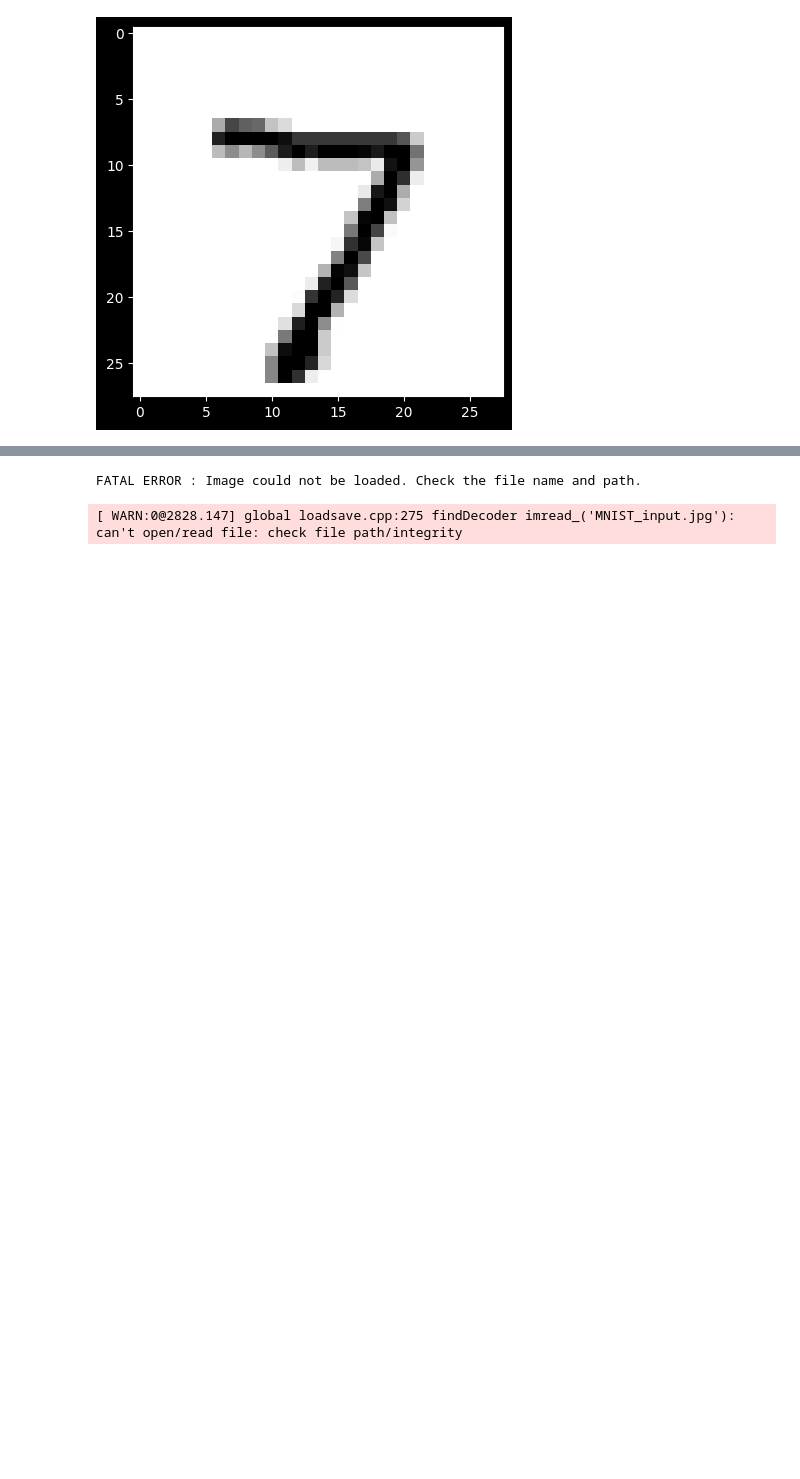
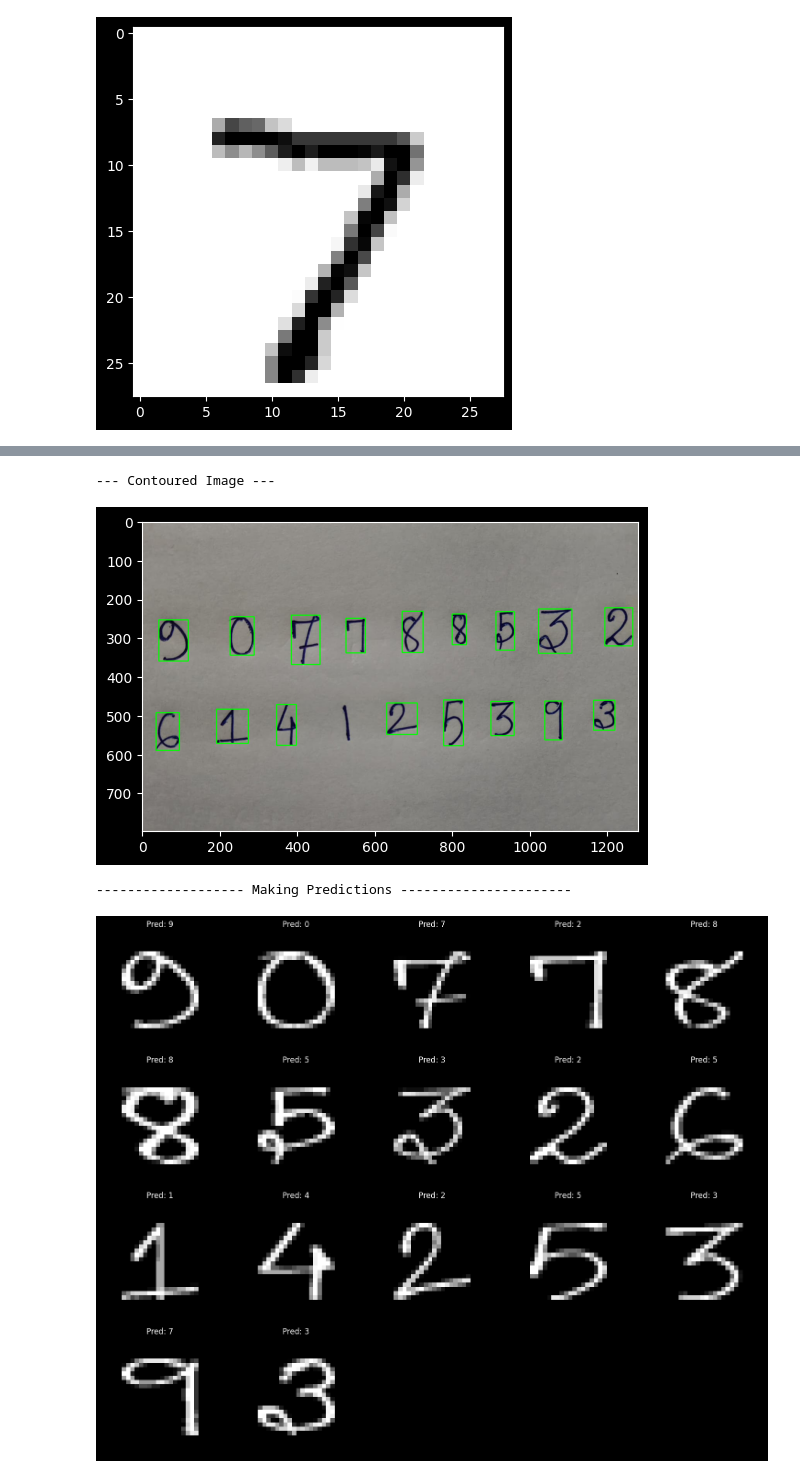
Before and after one commit to 07subhadip/CNN-Projects, a Jupyter notebook: MNIST_CNN.ipynb, the cells around one changed output, grey strips where cells are left out. Saved outputs shown, nothing was run; the diff lists cells and outputs as text; code cells hidden in the pictures; blank space fills up the shorter version.

```diff
--- a/MNIST_CNN.ipynb
+++ b/MNIST_CNN.ipynb
@@ -499,68 +454,67 @@ model_architecture.png  sample_data  Subhadip_Hensh_MNIST_CNN.keras
 # %%
 try:
-    image = cv2.imread("MNIST_input.jpg")
-    image = cv2.rotate(image, cv2.ROTATE_90_CLOCKWISE)
+    image = cv2.imread("/content/MNIST_input.jpg")
+    image = cv2.rotate(image, cv2.ROTATE_90_COUNTERCLOCKWISE)
 except Exception as e:
-    print(f"Error loading image : {e}")
+    print("Error loading image :", e)
 
 if image is None:
-    print("FATAL ERROR : Image could not be loaded. Check the file name and path.")
+    print("FATAL ERROR: Image NOT loaded.")
 else:
-    grey = cv2.cvtColor(image.copy(), cv2.COLOR_BGR2GRAY)
+    grey = cv2.cvtColor(image, cv2.COLOR_BGR2GRAY)
 
-    ret, thresh = cv2.threshold(grey.copy(), 75, 255, cv2.THRESH_BINARY)
+    ret, thresh = cv2.threshold(grey, 75, 255, cv2.THRESH_BINARY_INV)
 
     contours, _ = cv2.findContours(thresh.copy(), cv2.RETR_EXTERNAL, cv2.CHAIN_APPROX_SIMPLE)
 
-    preprocessed_digits = []
     contoured_image = image.copy()
+    digit_boxes = []
 
     for c in contours:
         x, y, w, h = cv2.boundingRect(c)
 
-        if w < 15 or h < 15:
+        if w < 20 or h < 20:
             continue
 
-        cv2.rectangle(contoured_image, (x, y), (x + w, y + h), color = (0, 255, 0), thickness = 2)
+        cv2.rectangle(contoured_image, (x, y), (x+w, y+h), (0,255,0), 2)
 
-        digit = thresh[y : y + h, x : x + w]
-
-        resized_digit = cv2.resize(digit, (18, 18), interpolation = cv2.INTER_AREA)
-
-        padded_digit = np.pad(resized_digit, ((5, 5), (5, 5)), "constant", constant_values = 0)
-
+        digit = thresh[y:y+h, x:x+w]
+        resized_digit = cv2.resize(digit, (18, 18), interpolation=cv2.INTER_AREA)
+        padded_digit = np.pad(resized_digit, ((5,5),(5,5)), "constant", constant_values=0)
         normalized_digit = padded_digit / 255.0
 
-        preprocessed_digits.append(normalized_digit)
+        digit_boxes.append((x, y, normalized_digit))
 
-
-
-    print("\n\n----------------Contoured Image (Rotated)--------------------")
+    print("\n--- Contoured Image ---")
     plt.imshow(cv2.cvtColor(contoured_image, cv2.COLOR_BGR2RGB))
     plt.show()
 
-    print("\n\n\n------------------- Making Predictions ----------------------")
-    preprocessed_digits = sorted(preprocessed_digits, key = lambda x : np.mean(x) * -1)
+    print("\n------------------- Making Predictions ----------------------")
+
+    digit_boxes = sorted(digit_boxes, key=lambda b: (b[1]//100, b[0]))
+
+    preprocessed_digits = [d[2] for d in digit_boxes]
+    num_digits = len(preprocessed_digits)
+
+    cols = 5
+    rows = math.ceil(num_digits / cols)
+
+    plt.figure(figsize=(15, rows * 3))
 
     for i, digit in enumerate(preprocessed_digits):
         input_tensor = digit.reshape(1, 28, 28, 1)
-
-        prediction = loaded_model.predict(input_tensor, verbose = 0)
+        prediction = loaded_model.predict(input_tensor, verbose=0)
         final_output = np.argmax(prediction)
 
-        print(f"\n--- Digit {i + 1} ---")
-        plt.imshow(digit.reshape(28, 28), cmap = 'gray')
-        plt.title(f"Predicted Digit : {final_output}")
-        plt.show()
+        ax = plt.subplot(rows, cols, i + 1)
+        ax.imshow(digit.reshape(28, 28), cmap='gray')
+        ax.set_title(f"Pred: {final_output}", fontsize=12)
+        ax.axis('off')
 
-        print(f"Final Output : {final_output}")
-        print(f"Prediction (Softmax) :\n{prediction}")
-
-        hard_maxed_prediction = np.zeros(prediction.shape)
-        hard_maxed_prediction[0][final_output] = 1
-        print(f"Hard-maxed Prediction :\n{hard_maxed_prediction}")
-
-    print("-" * 100)
+    plt.tight_layout()
+    plt.show()
 # %% [output]
-FATAL ERROR : Image could not be loaded. Check the file name and path.
+--- Contoured Image ---
+[figure, added]
-[ WARN:0@2828.147] global loadsave.cpp:275 findDecoder imread_('MNIST_input.jpg'): can't open/read file: check file path/integrity
+------------------- Making Predictions ----------------------
+[figure, added]
```
Also changed, not shown: parts of 15 cells of this notebook.
